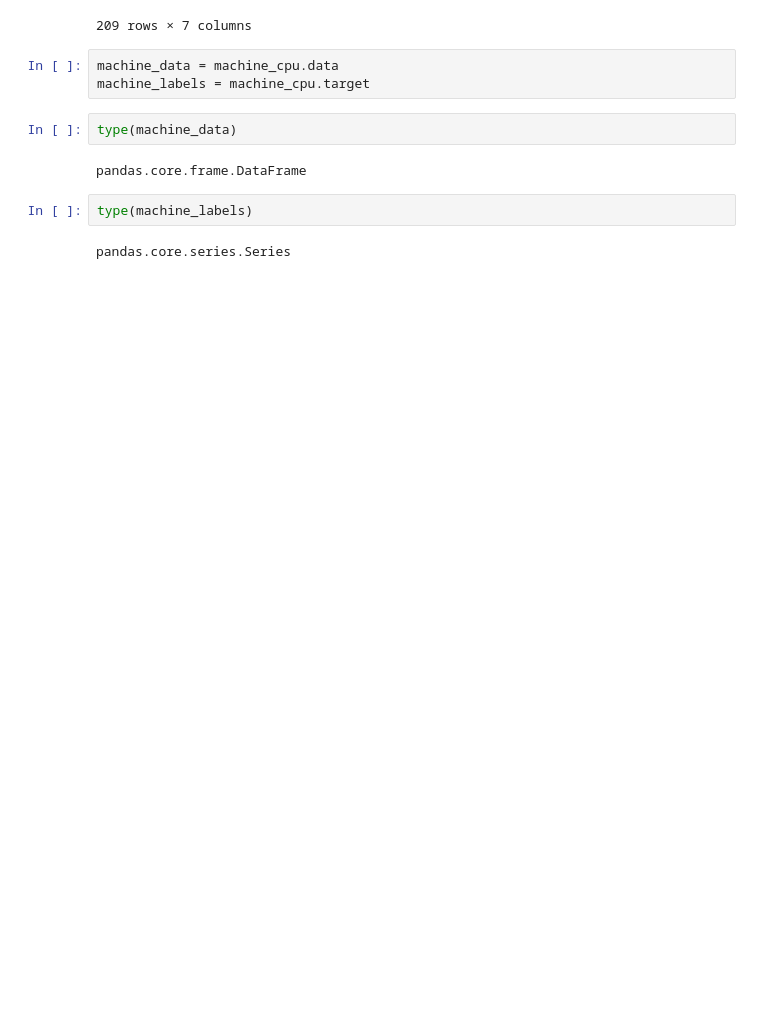
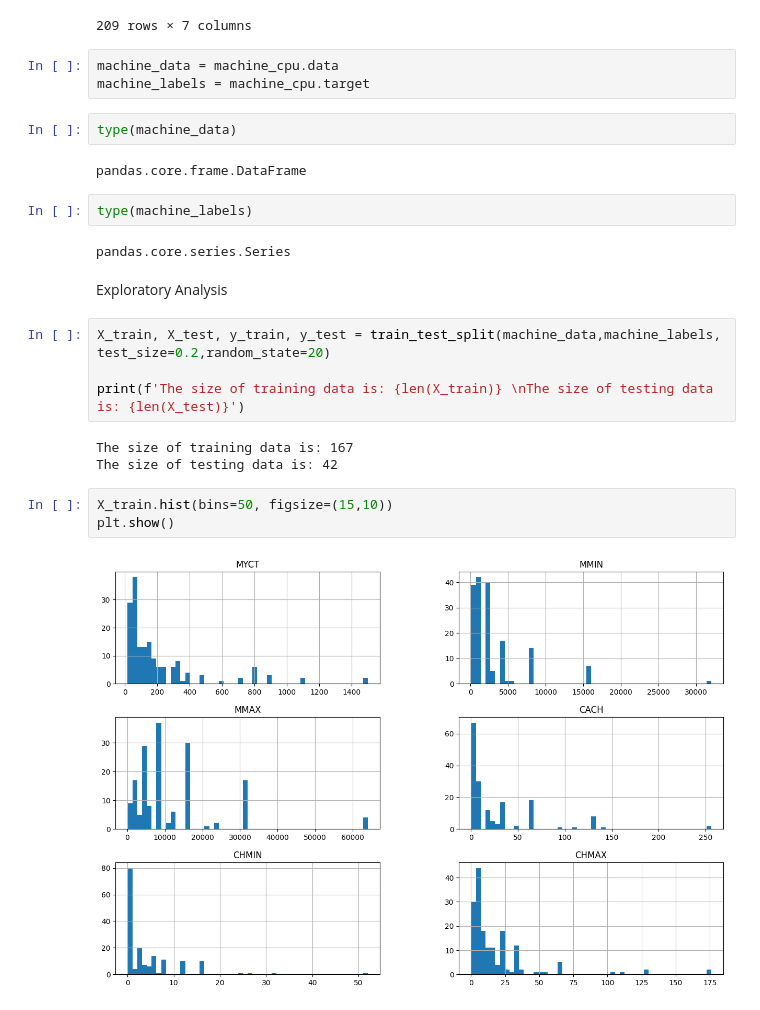
Before and after one commit to Slimcent/Regression_Jupyter_Files, a Jupyter notebook: Using Decision Tree to Predict Relative Performance of CPU.ipynb, the cells around one changed output. Saved outputs shown, nothing was run; the diff lists cells and outputs as text; blank space fills up the shorter version.

Commit message:
exploratory data analysis, Using Decision Tree to Predict Relative Performance of CPU

```diff
--- a/Using Decision Tree to Predict Relative Performance of CPU.ipynb
+++ b/Using Decision Tree to Predict Relative Performance of CPU.ipynb
@@ -95,3 +95,17 @@ pandas.core.frame.DataFrame
 type(machine_labels)
 # %% [output]
 pandas.core.series.Series
+# %% [markdown]
+Exploratory Analysis
+# %%
+X_train, X_test, y_train, y_test = train_test_split(machine_data,machine_labels, test_size=0.2,random_state=20)
+
+print(f'The size of training data is: {len(X_train)} \nThe size of testing data is: {len(X_test)}')
+# %% [output]
+The size of training data is: 167
+The size of testing data is: 42
+# %%
+X_train.hist(bins=50, figsize=(15,10))
+plt.show()
+# %% [output]
+[figure, added]
```
Also changed, not shown: parts of 4 cells of this notebook.
